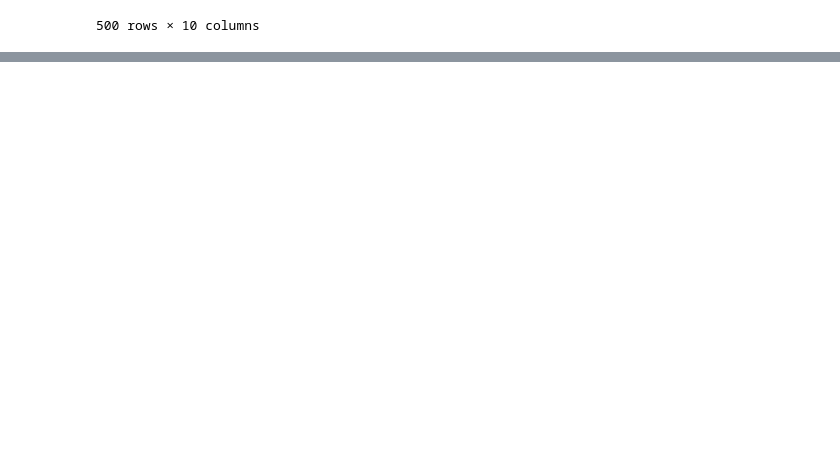
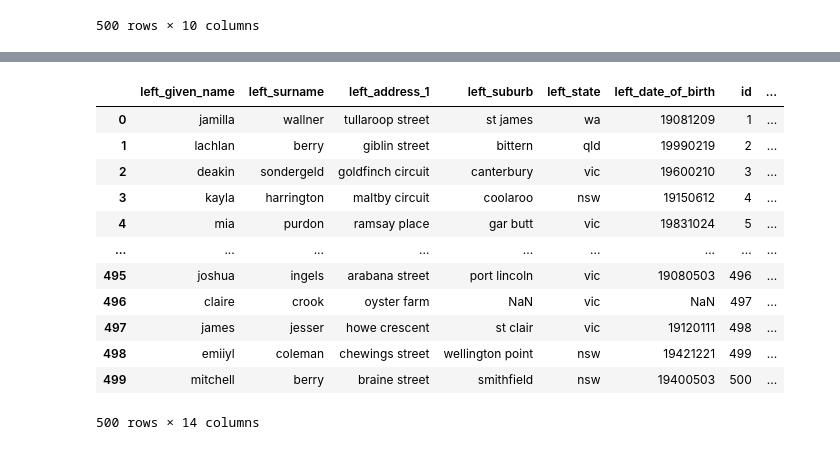
Before and after one commit to SLane35/CollabCompet, a Jupyter notebook: EntityMatching.ipynb, the cells around one changed output, grey strips where cells are left out. Cells and saved outputs as stored; diff of their text form; code cells hidden in the pictures; blank space fills up the shorter version.

```diff
--- a/EntityMatching.ipynb
+++ b/EntityMatching.ipynb
@@ -128,2 +128,2 @@ left_df_renamed = left_df.rename(columns={'rec_id': 'id', 'given_name':'left_giv
 # %%
-right_df_renamed = right_df.rename(columns={'rec_id': 'right_id', 'given_name':'right_given_name', 'surname': 'right_surname', 'street_number':'right_street_number', 'address_1':'right_address_1', 'address_2':'right_address_2', 'suburb':'right_suburb', 'postcode':'right_postcode', 'state':'right_state', 'date_of_birth':'right_date_of_birth', 'soc_sec_id':'right_soc_sec_id'})
+right_df_renamed = right_df.rename(columns={'given_name':'right_given_name', 'surname': 'right_surname',  'address_1':'right_address_1', 'suburb':'right_suburb', 'state':'right_state', 'date_of_birth':'right_date_of_birth'})
@@ -161,0 +130,23 @@ right_df_renamed
+# %%
+right_df_renamed['id'] = range(1, len(right_df_renamed)+1)
+# %%
+left_df_renamed['id'] = range(1, len(left_df_renamed)+1)
+# %%
+combined_df = pd.merge(left_df_renamed, right_df_renamed, on="id")
+# %%
+combined_df['label'] = 1
+combined_df
+# %% [output]
+|  | left_given_name | left_surname | left_address_1 | left_suburb | left_state | left_date_of_birth | id | ... |
+| 0 | jamilla | wallner | tullaroop street | st james | wa | 19081209 | 1 | ... |
+| 1 | lachlan | berry | giblin street | bittern | qld | 19990219 | 2 | ... |
+| 2 | deakin | sondergeld | goldfinch circuit | canterbury | vic | 19600210 | 3 | ... |
+| 3 | kayla | harrington | maltby circuit | coolaroo | nsw | 19150612 | 4 | ... |
+| 4 | mia | purdon | ramsay place | gar butt | vic | 19831024 | 5 | ... |
+| ... | ... | ... | ... | ... | ... | ... | ... | ... |
+| 495 | joshua | ingels | arabana street | port lincoln | vic | 19080503 | 496 | ... |
+| 496 | claire | crook | oyster farm | NaN | vic | NaN | 497 | ... |
+| 497 | james | jesser | howe crescent | st clair | vic | 19120111 | 498 | ... |
+| 498 | emiiyl | coleman | chewings street | wellington point | nsw | 19421221 | 499 | ... |
+| 499 | mitchell | berry | braine street | smithfield | nsw | 19400503 | 500 | ... |
+500 rows × 14 columns
```
Also changed, not shown: parts of 28 cells of this notebook.
